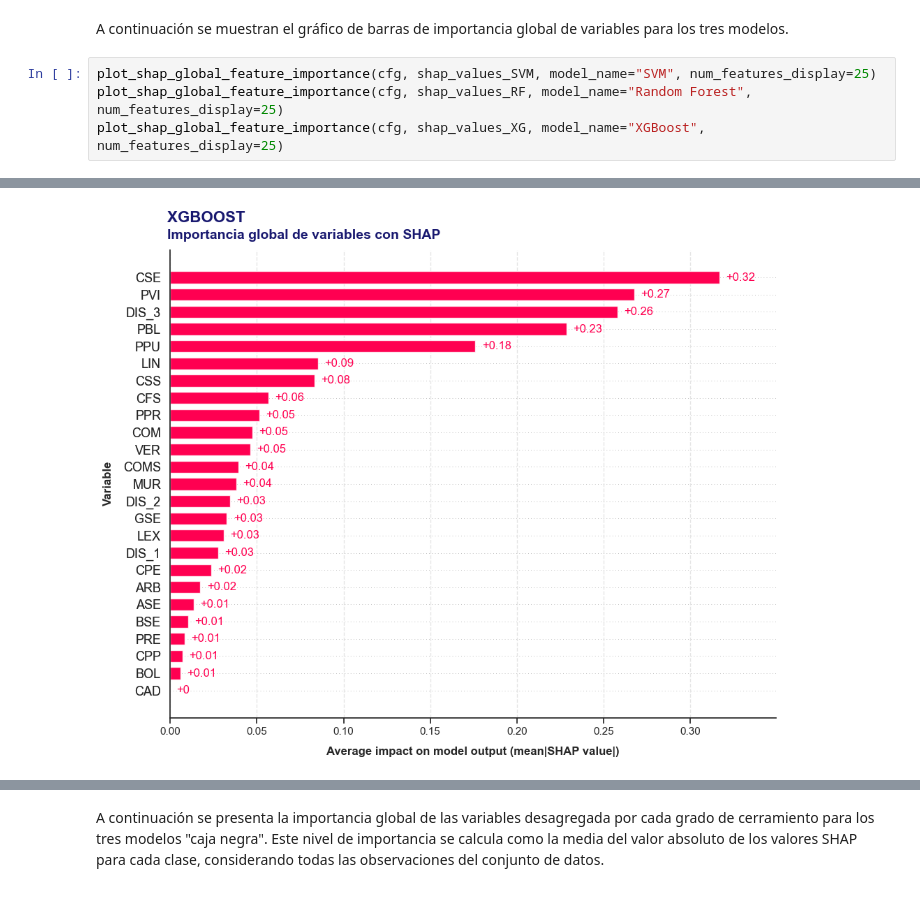
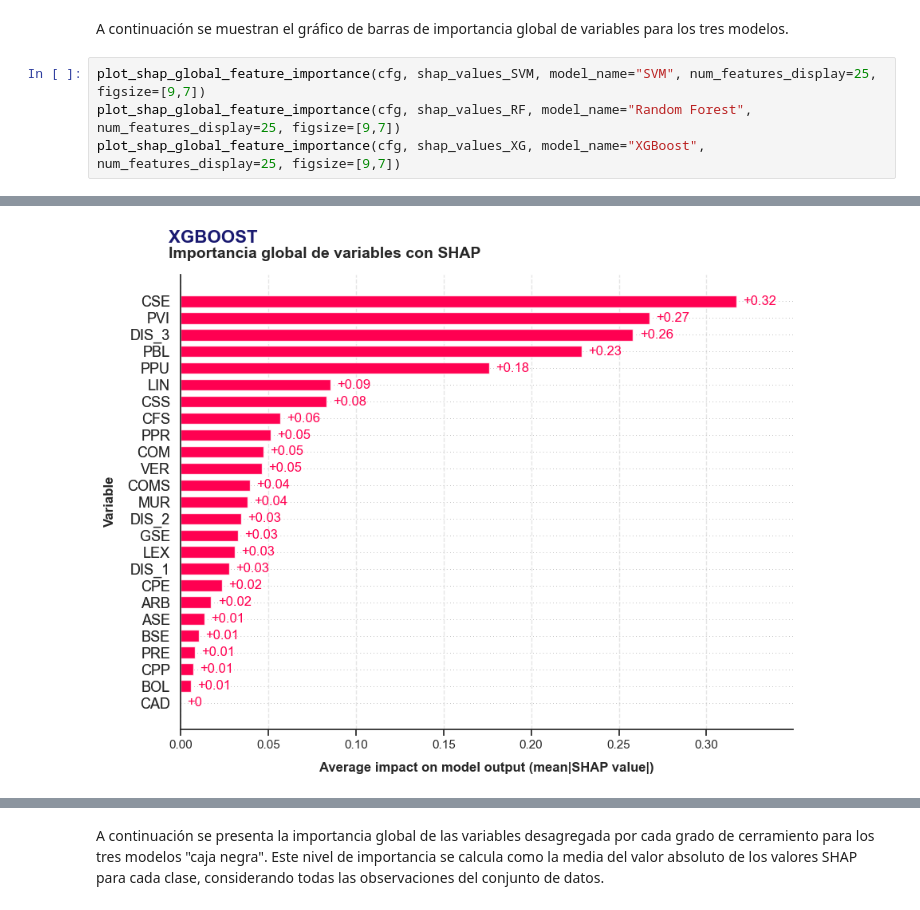
Before and after one commit to davidfernxndez/urban-residential-classification, a Jupyter notebook: notebooks/06_Global_Interpretability_analysis.ipynb, the cells around one changed output, grey strips where cells are left out. Saved outputs shown, nothing was run; the diff lists cells and outputs as text.

Commit message:
v1.4.1  global interp

```diff
--- a/notebooks/06_Global_Interpretability_analysis.ipynb
+++ b/notebooks/06_Global_Interpretability_analysis.ipynb
@@ -443,7 +496,7 @@ Output directory: C:\Users\david\Documents\MASTER_CIENCIA_DE_DATOS\TFM\PROJECT\o
 # %% [markdown]
 A continuación se muestran el gráfico de barras de importancia global de variables para los tres modelos.
 # %%
-plot_shap_global_feature_importance(cfg, shap_values_SVM, model_name="SVM", num_features_display=25)
-plot_shap_global_feature_importance(cfg, shap_values_RF, model_name="Random Forest", num_features_display=25)
-plot_shap_global_feature_importance(cfg, shap_values_XG, model_name="XGBoost", num_features_display=25)
+plot_shap_global_feature_importance(cfg, shap_values_SVM, model_name="SVM", num_features_display=25, figsize=[9,7])
+plot_shap_global_feature_importance(cfg, shap_values_RF, model_name="Random Forest", num_features_display=25, figsize=[9,7])
+plot_shap_global_feature_importance(cfg, shap_values_XG, model_name="XGBoost", num_features_display=25, figsize=[9,7])
 # %% [output]
@@ -452,4 +505,4 @@ plot_shap_global_feature_importance(cfg, shap_values_XG, model_name="XGBoost", n
-[figure, old version]
+[figure, new version]
 # %% [markdown]
 Los gráficos SHAP muestran una alta consistencia entre los tres modelos "caja negra". Las variables **CSE**, **PVI**, **PBL** y **PPU** se destacan como las más relevantes en los tres modelos con ligeras variaciones en el orden. Este resultado indica que las variables morfológicas urbanas más críticas para determinar el grado de cerramiento se mantienen estables, independientemente de la arquitectura y el mecanismo de aprendizaje del algoritmo empleado. Puede concluirse que los patrones identificadas constituyen una señal real e inherente a los datos y no a un artefacto o sesgo inductivo de un modelo particular.
 
```
Also changed, not shown: parts of 55 cells of this notebook, 1 other file.
